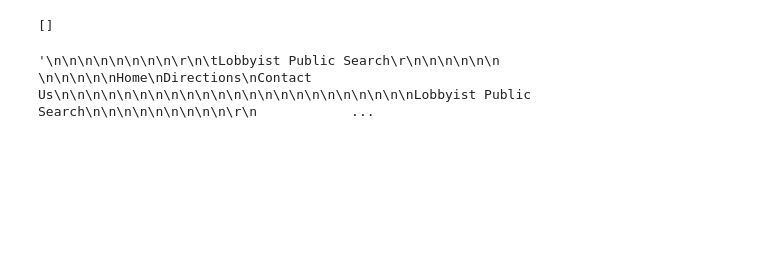
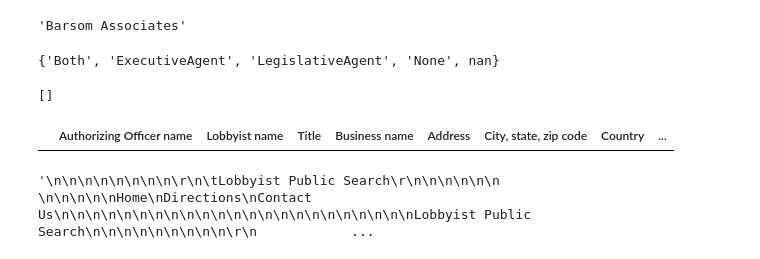
Before and after one commit to ren0nie0/advocacy-maps, a Jupyter notebook: lobbying/lobbydoodles.ipynb, the cells around one changed output. Drawn from its saved outputs; the diff is of its cells as text; code cells hidden in the pictures; blank space fills up the shorter version.

Commit message:
fixed potential header issue

```diff
--- a/lobbying/lobbydoodles.ipynb
+++ b/lobbying/lobbydoodles.ipynb
@@ -11,11 +11,24 @@ test_htmls = html05.__add__(html20)
 # %%
 %%capture
 pages = convert_html_list(test_htmls[::10])
+# %%
+pages[6].source_name
+# %% [output]
+'Barsom Associates'
+# %%
+set([page.tables['Headers']['Agent type'][1] for page in pages])
+# %% [output]
+{'Both', 'ExecutiveAgent', 'LegislativeAgent', 'None', nan}
 # %%
 possible_tables = ['Headers','Campaign Contributions','Activities','Client Compensation']
 [page.tables.keys() for page in pages if possible_tables[3] in page.tables.keys()]
 # %% [output]
 []
+# %%
+columns =['Authorizing Officer name','Lobbyist name','Title','Business name','Address','City, state, zip code','Country','Agent type','Phone']
+pd.DataFrame(columns=columns)
+# %% [output]
+|  | Authorizing Officer name | Lobbyist name | Title | Business name | Address | City, state, zip code | Country | ... |
 # %%
 page = pages[0]
 columns =['Authorizing Officer name','Lobbyist name','Title','Business name','Address','City, state, zip code','Country','Agent type','Phone']
```
Also changed, not shown: 1 other file.
